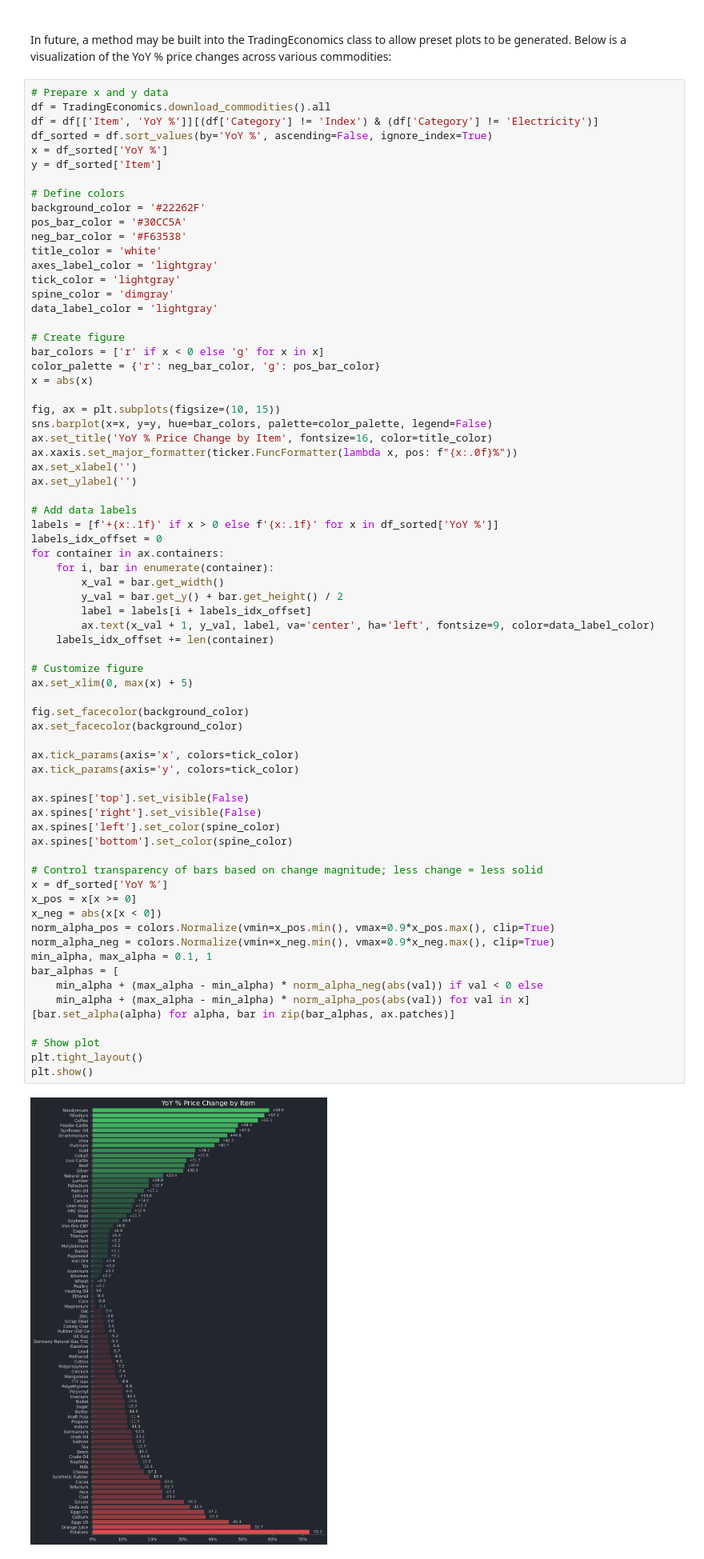
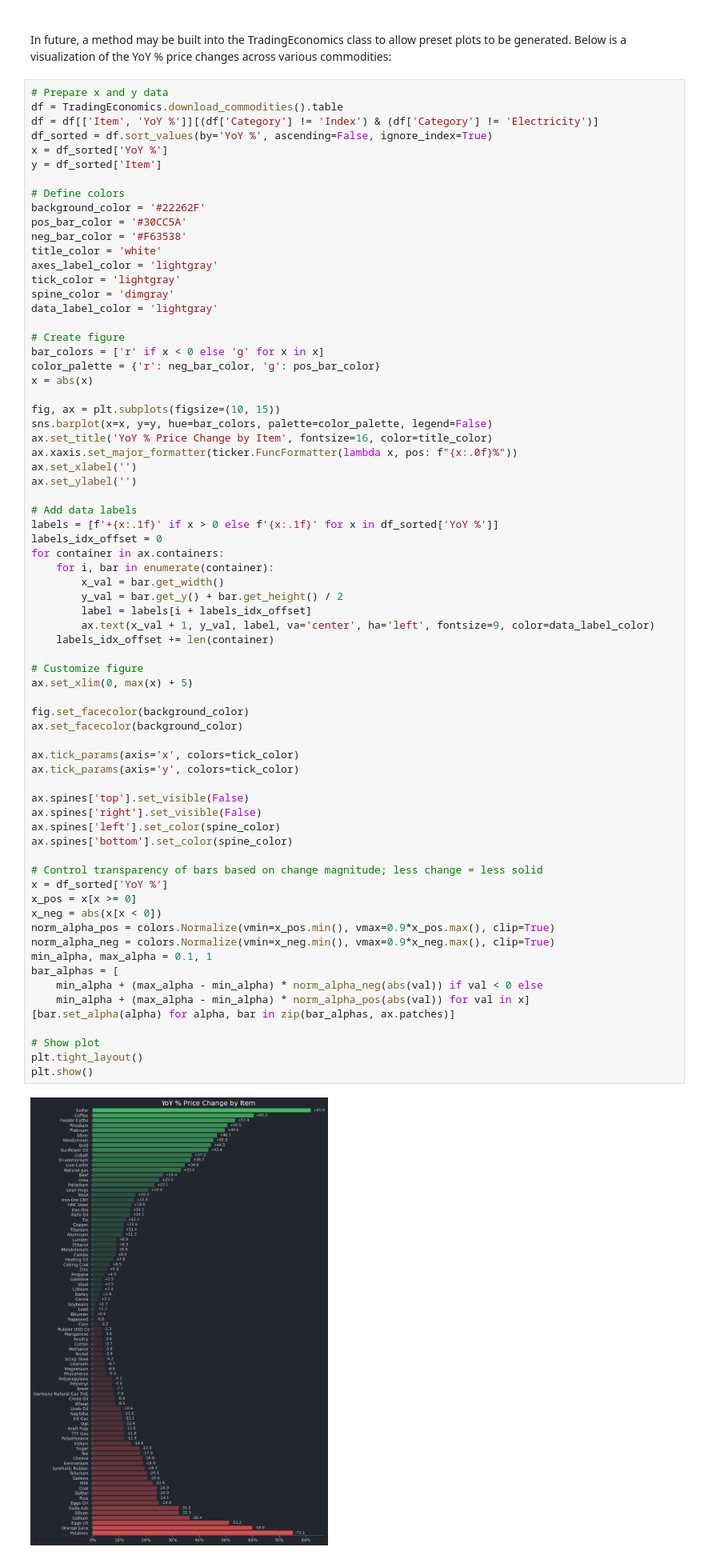
Before and after one commit to haroon-altaf/Lisa, a Jupyter notebook: notebook.ipynb, the cells around one changed output. Shown at 80% size. Cells and saved outputs as stored; diff of their text form.

```diff
--- a/notebook.ipynb
+++ b/notebook.ipynb
@@ -699,7 +673,7 @@ displayMD(metals_table, index=True, bold=True, align='center')
 <br> In future, a method may be built into the TradingEconomics class to allow preset plots to be generated. Below is a visualization of the YoY % price changes across various commodities:
 # %%
 # Prepare x and y data
-df = TradingEconomics.download_commodities().all
+df = TradingEconomics.download_commodities().table
 df = df[['Item', 'YoY %']][(df['Category'] != 'Index') & (df['Category'] != 'Electricity')]
 df_sorted = df.sort_values(by='YoY %', ascending=False, ignore_index=True)
 x = df_sorted['YoY %']
@@ -741,34 +715,34 @@ for container in ax.containers:
 # Customize figure
 ax.set_xlim(0, max(x) + 5)
 
 fig.set_facecolor(background_color)
 ax.set_facecolor(background_color)
 
 ax.tick_params(axis='x', colors=tick_color)
 ax.tick_params(axis='y', colors=tick_color)
 
 ax.spines['top'].set_visible(False)
 ax.spines['right'].set_visible(False)
 ax.spines['left'].set_color(spine_color)
 ax.spines['bottom'].set_color(spine_color)
 
 # Control transparency of bars based on change magnitude; less change = less solid
 x = df_sorted['YoY %']
 x_pos = x[x >= 0]
 x_neg = abs(x[x < 0])
 norm_alpha_pos = colors.Normalize(vmin=x_pos.min(), vmax=0.9*x_pos.max(), clip=True)
 norm_alpha_neg = colors.Normalize(vmin=x_neg.min(), vmax=0.9*x_neg.max(), clip=True)
 min_alpha, max_alpha = 0.1, 1
 bar_alphas = [
     min_alpha + (max_alpha - min_alpha) * norm_alpha_neg(abs(val)) if val < 0 else
     min_alpha + (max_alpha - min_alpha) * norm_alpha_pos(abs(val)) for val in x]
 [bar.set_alpha(alpha) for alpha, bar in zip(bar_alphas, ax.patches)]
 
 # Show plot
 plt.tight_layout()
 plt.show()
 # %% [output]
-[figure, old version]
+[figure, new version]
 # %% [markdown]
 ## 7. Industry and Stock-Level Data from FinViz
 
```
Also changed, not shown: parts of 20 cells of this notebook.
